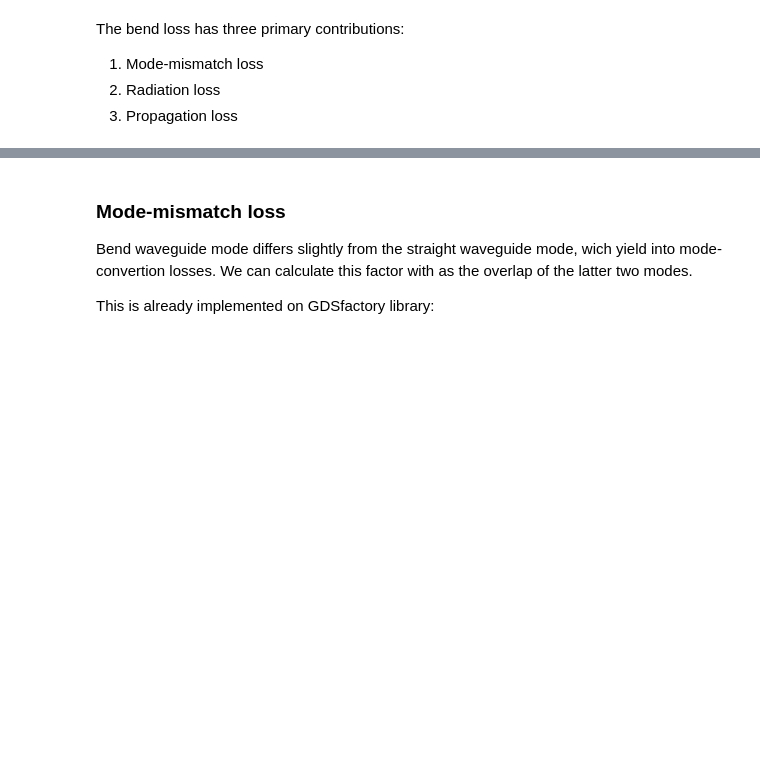
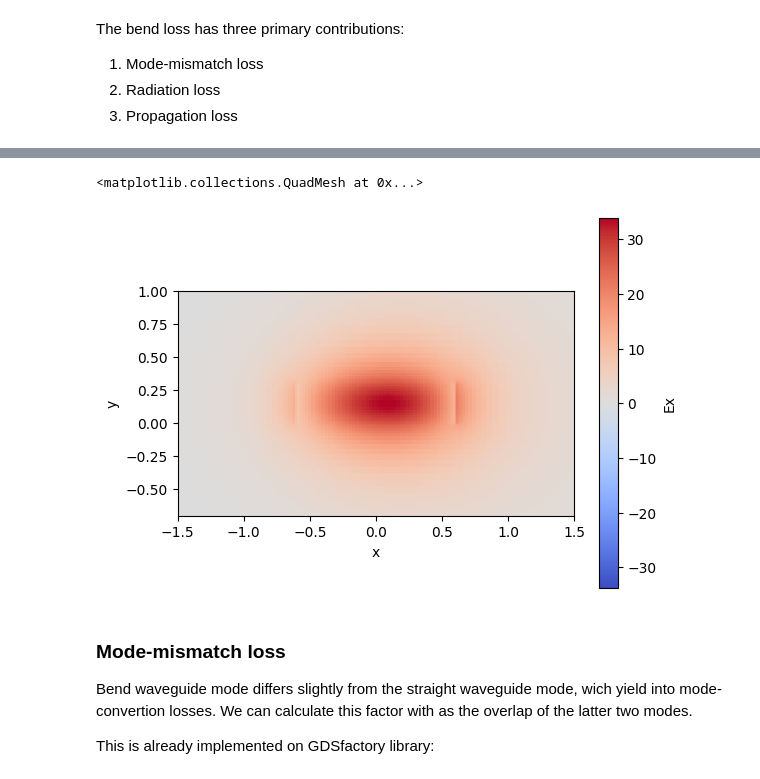
Before and after one commit to lorenagomezdiego/cifoin-lab1, a Jupyter notebook: WAVEGUIDES_Student.ipynb, the cells around one changed output, grey strips where cells are left out. Cells and saved outputs as stored; diff of their text form; code cells hidden in the pictures; blank space fills up the shorter version.

```diff
--- a/WAVEGUIDES_Student.ipynb
+++ b/WAVEGUIDES_Student.ipynb
@@ -414,3 +435,26 @@ The bend loss has three primary contributions:
 1. Mode-mismatch loss
 2. Radiation loss
 3. Propagation loss
+# %%
+bend_1550 = gt.modes.Waveguide(
+    wavelength=1550 * nm,
+    core_width=1.2,
+    slab_thickness=0.0,
+    core_material='sin',
+    clad_material='sio2',
+    core_thickness=300 * nm,
+    num_modes=1,
+    cache_path='.cache/',
+    precision='double',
+    max_grid_scaling=1.2,
+    grid_resolution=30,
+    bend_radius=20, # Bend radius
+)
+
+bend_1550.plot_field(field_name="Ex",
+                     mode_index=0, # Field to be plotted
+                     value='real', # Real - abs - imag
+                     cmap='coolwarm',
+                     xlim=(-1.5, 1.5), # Set the x and y limits
+                     ylim=(-0.7, 1))
+# %% [output]
@@ -417,3 +462,5 @@ The bend loss has three primary contributions:
+<matplotlib.collections.QuadMesh at 0x...>
+[figure, added]
 # %% [markdown]
 ### Mode-mismatch loss
 
```
Also changed, not shown: parts of 24 cells of this notebook, 1 other file.
